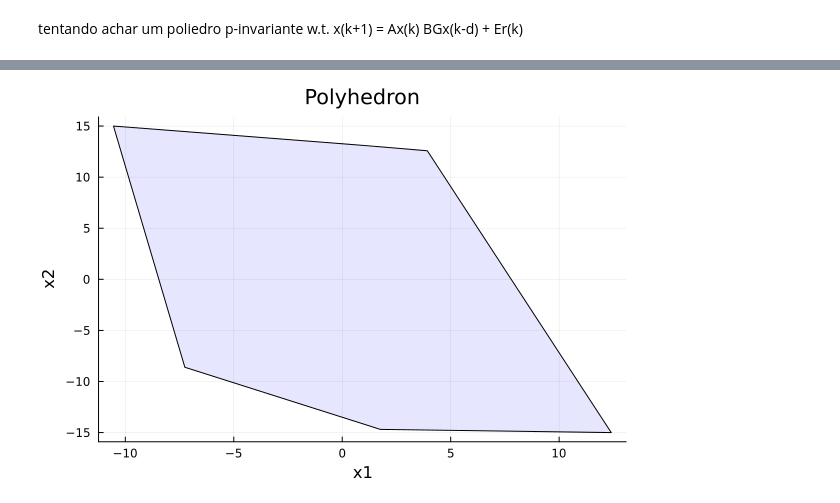
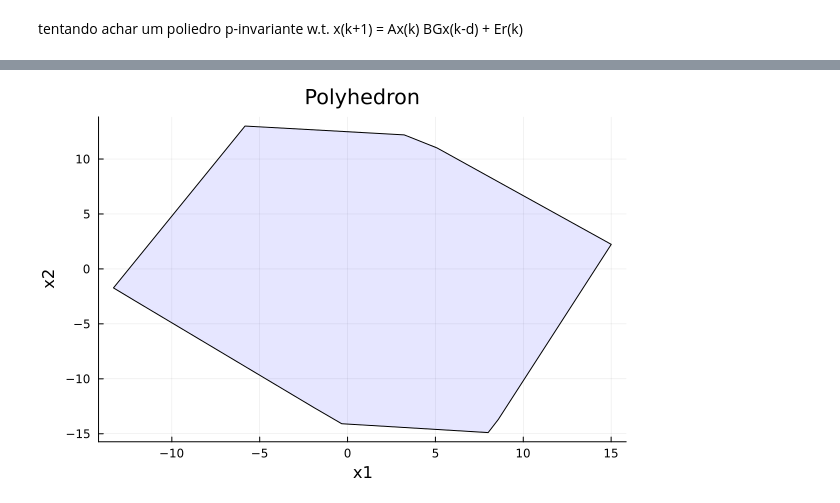
Before and after one commit to Nicholas-Wallace/Polyhedron, a Jupyter notebook: segref_delay.ipynb, the cells around one changed output, grey strips where cells are left out. Cells and saved outputs as stored; diff of their text form; code cells hidden in the pictures.

```diff
--- a/segref_delay.ipynb
+++ b/segref_delay.ipynb
@@ -127,13 +128,5 @@ F = result["F"]
 # %%
-F = [0.00110289  -0.0560888  -0.00175053   0.000824769;
- -0.0383211   -0.0835434  -3.1103e-14  -0.136651;
-  0.0397725    0.261843   -0.0118082   -0.011876;
-  0.225591     0.170398   -0.00906886   5.04668e-14;
- -0.0243287   -0.178076    0.0160696    0.0160712;
- -0.210438    -0.126352    0.00537898   0.0398989]
 T = Poly.poly_projection(F[:,3:4])
-Poly.plot_poly(T*F[:,1:2], T*ones(6))
-
-Poly.plot_poly(T*F[:,1:2], T*ones(6))
+Poly.plot_poly(T*F[:,1:2], T*ones(10))
 # %% [output]
-[figure, old version]
+[figure, new version]
```
Also changed, not shown: parts of 22 cells of this notebook.
